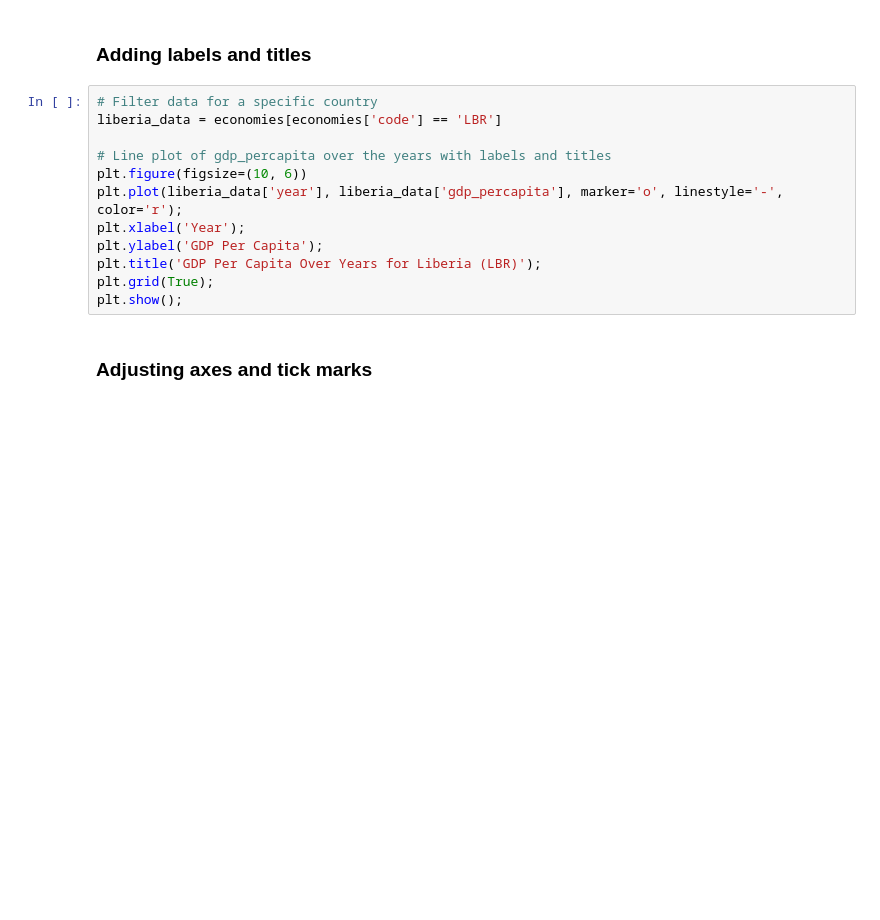
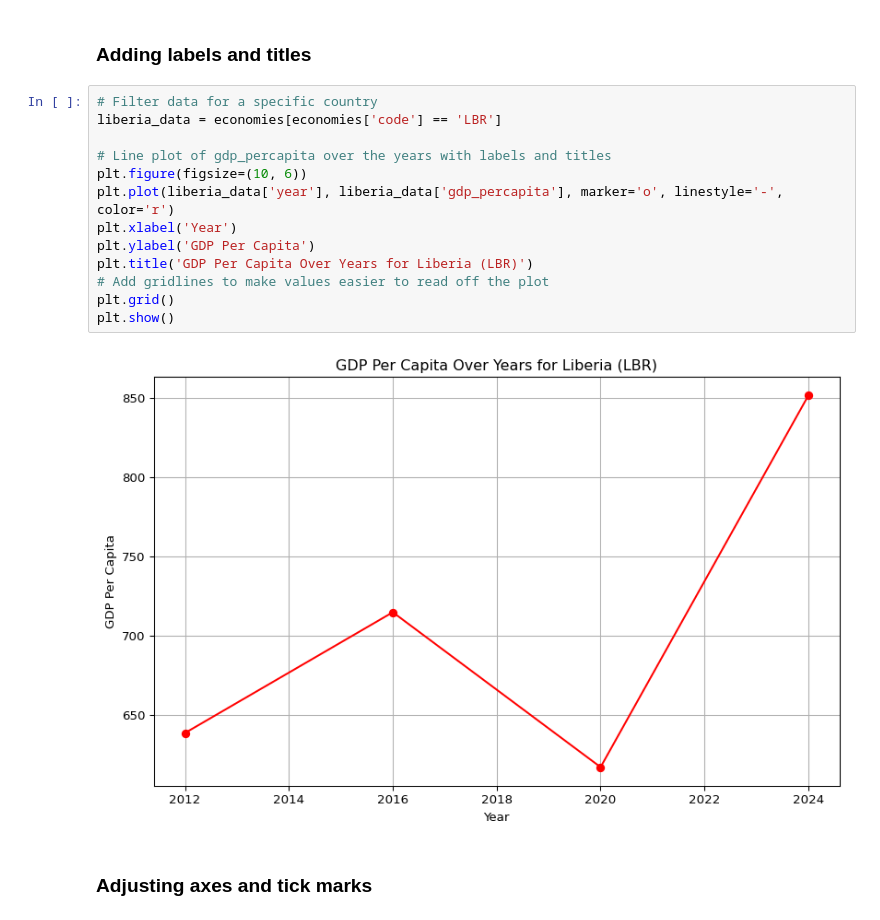
Before and after one commit to ismayc/oreilly-data-analysis-with-python, a Jupyter notebook: exercises_solutions.ipynb, the cells around one changed output. Saved outputs shown, nothing was run; the diff lists cells and outputs as text; blank space fills up the shorter version.

```diff
--- a/exercises_solutions.ipynb
+++ b/exercises_solutions.ipynb
@@ -512,15 +781,18 @@ plt.show();
 # %%
 # Filter data for a specific country
 liberia_data = economies[economies['code'] == 'LBR']
 
 # Line plot of gdp_percapita over the years with labels and titles
 plt.figure(figsize=(10, 6))
-plt.plot(liberia_data['year'], liberia_data['gdp_percapita'], marker='o', linestyle='-', color='r');
-plt.xlabel('Year');
-plt.ylabel('GDP Per Capita');
-plt.title('GDP Per Capita Over Years for Liberia (LBR)');
-plt.grid(True);
-plt.show();
+plt.plot(liberia_data['year'], liberia_data['gdp_percapita'], marker='o', linestyle='-', color='r')
+plt.xlabel('Year')
+plt.ylabel('GDP Per Capita')
+plt.title('GDP Per Capita Over Years for Liberia (LBR)')
+# Add gridlines to make values easier to read off the plot
+plt.grid()
+plt.show()
+# %% [output]
+[figure, added]
 # %% [markdown]
 ### Adjusting axes and tick marks
 # %%
```
Also changed, not shown: parts of 108 cells of this notebook, 4 other files.
